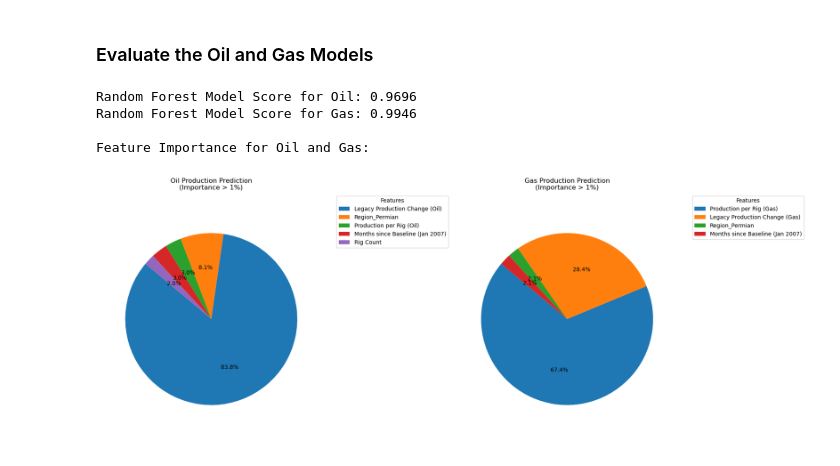
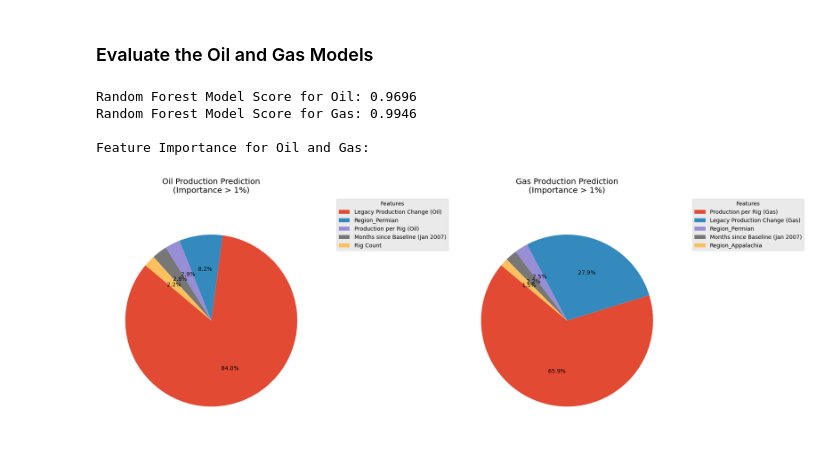
Before and after one commit to MistaVikz/Shale-Production-Machine-Learning, a Jupyter notebook: shale_production_model.ipynb, the cells around one changed output. Cells and saved outputs as stored; diff of their text form; code cells hidden in the pictures.

Commit message:
fix: Cleaned up charts for style and legibility.

```diff
--- a/shale_production_model.ipynb
+++ b/shale_production_model.ipynb
@@ -31,6 +31,9 @@ The total production over time is not cyclical, so converting the Month/Year int
 # Split into separate DataFrames for Oil and Gas
 df_oil = df[['Month', 'Year', 'Region', 'Rig Count', 'Production per Rig (Oil)', 'Legacy Production Change (Oil)', 'Total Production (Oil)']].copy()
 df_gas = df[['Month', 'Year', 'Region', 'Rig Count', 'Production per Rig (Gas)', 'Legacy Production Change (Gas)', 'Total Production (Gas)']].copy()
+
+# Set up plotting style
+plt.style.use('ggplot')
 
 # Investigate relationship between Month/Year and Total Production
 fig, axes = plt.subplots(1, 2, figsize=(16, 6), sharex=True)
@@ -69,7 +72,6 @@ plt.show()
 # Convert Month/Year to a numerical feature for modeling
 df_oil['Months since Baseline (Jan 2007)'] = (df_oil['Year'] - 2007) * 12 + df_oil['Month'] - 1
 df_gas['Months since Baseline (Jan 2007)'] = (df_gas['Year'] - 2007) * 12 + df_gas['Month'] - 1
-
 df_oil = df_oil.drop(columns=['Year', 'Month'])
 df_gas = df_gas.drop(columns=['Year', 'Month'])
 # %% [output]
@@ -245,7 +247,6 @@ importance_df_oil = pd.DataFrame({
     'Feature': feature_names_oil,
     'Importance': importances_oil
 }).sort_values(by='Importance', ascending=False)
-importance_df_oil['Importance'] = round(importance_df_oil['Importance'], 2)
 importance_df_oil = importance_df_oil[importance_df_oil['Importance'] > 0.01]  # Filter out low importance features
 main_features_oil = importance_df_oil.copy()
 
@@ -257,7 +258,6 @@ importance_df_gas = pd.DataFrame({
     'Feature': feature_names_gas,
     'Importance': importances_gas
 }).sort_values(by='Importance', ascending=False)
-importance_df_gas['Importance'] = round(importance_df_gas['Importance'], 2)
 importance_df_gas = importance_df_gas[importance_df_gas['Importance'] > 0.01]  # Filter out low importance features
 main_features_gas = importance_df_gas.copy()
 
@@ -267,31 +267,31 @@ fig, axes = plt.subplots(1, 2, figsize=(18, 7))
 
 # Oil subplot
 patches_oil, _, _ = axes[0].pie(
     main_features_oil['Importance'].values,
     labels=None,
     autopct='%1.1f%%',
     startangle=140
 )
 axes[0].set_title('Oil Production Prediction\n(Importance > 1%)')
 axes[0].axis('equal')
 axes[0].legend(patches_oil, main_features_oil['Feature'], title="Features", bbox_to_anchor=(1.05, 1), loc='upper left')
 
 # Gas subplot
 patches_gas, _, _ = axes[1].pie(
     main_features_gas['Importance'].values,
     labels=None,
     autopct='%1.1f%%',
     startangle=140
 )
 axes[1].set_title('Gas Production Prediction\n(Importance > 1%)')
 axes[1].axis('equal')
 axes[1].legend(patches_gas, main_features_gas['Feature'], title="Features", bbox_to_anchor=(1.05, 1), loc='upper left')
 
 plt.tight_layout()
 plt.show()
 # %% [output]
 Random Forest Model Score for Oil: 0.9696
 Random Forest Model Score for Gas: 0.9946
 
 Feature Importance for Oil and Gas:
-[figure, old version]
+[figure, new version]
```
Also changed, not shown: parts of 2 cells of this notebook.
